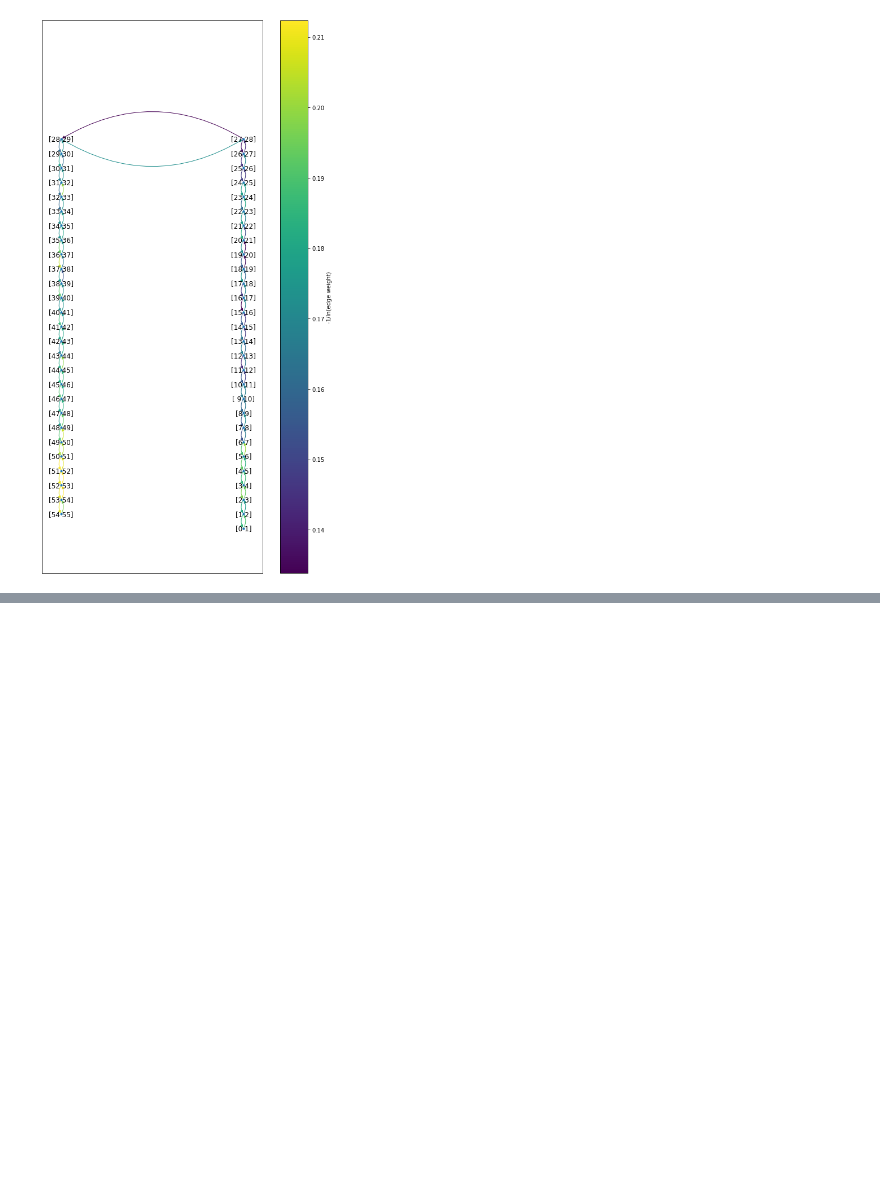
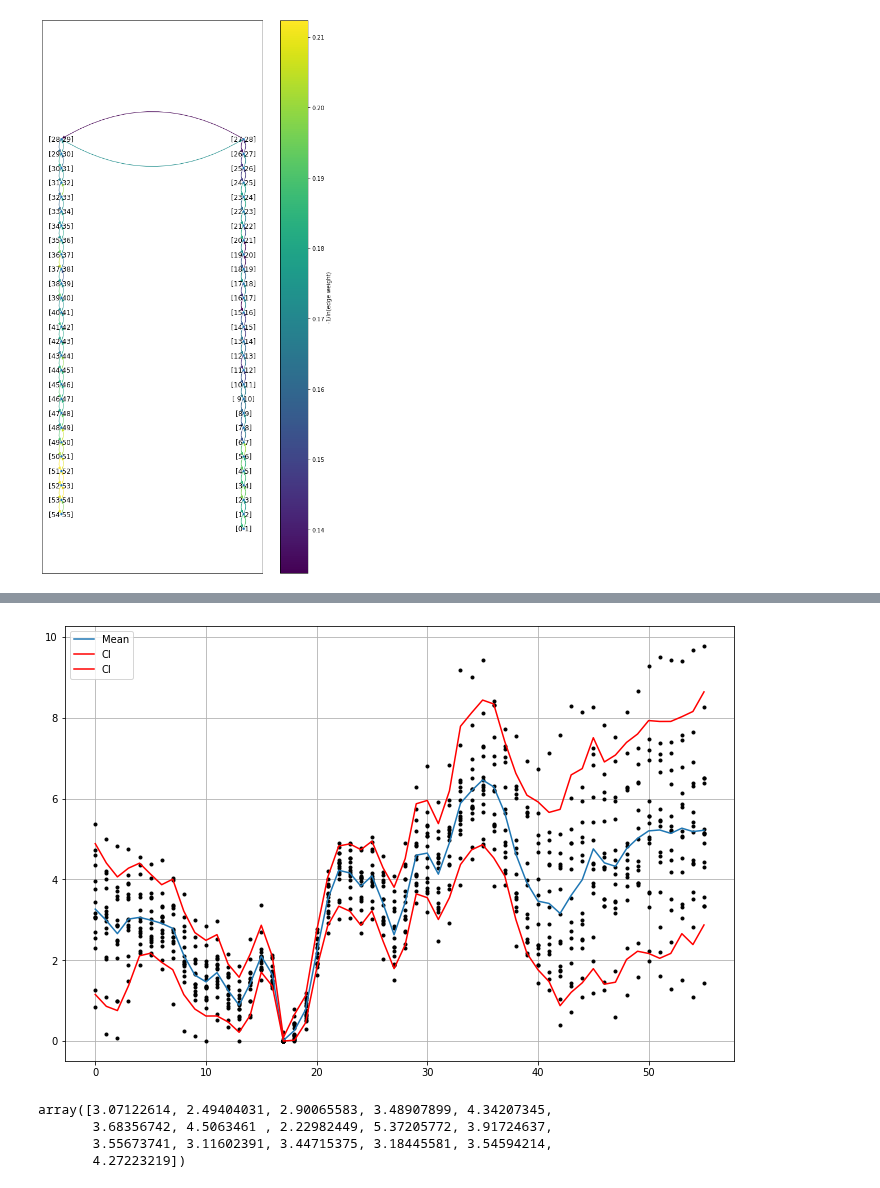
Before and after one commit to wesleymsmith/Milestoning_Analysis, a Jupyter notebook: MD_Milestone_Analysis_Testing.ipynb, the cells around one changed output, grey strips where cells are left out. Cells and saved outputs as stored; diff of their text form; code cells hidden in the pictures; blank space fills up the shorter version.

Commit message:
added support for using bootstrapping to construct confidence intervals for milestoning PMF

```diff
--- a/MD_Milestone_Analysis_Testing.ipynb
+++ b/MD_Milestone_Analysis_Testing.ipynb
@@ -956,0 +978,9 @@ Qhat shape: (55, 55)
+# %%
+importlib.reload(analysis_functions)
+
+piBootData=analysis_functions.bootstrap_analysis_group_pi_vector(
+    groupDataFrame=analysisFrame,windowColumn='Window',binSet=binSet,
+    bootSampleSize=75000,nBootSamples=16,repColumn=None,
+    giveBins=False,giveBinMap=False,giveEscapeMat=False,giveCounts=False,
+    giveCountsMat=False)
+piBootData
@@ -956,0 +1006,4 @@ Qhat shape: (55, 55)
+# %%
+potFun=lambda piVec: -np.log(piVec)-np.min(-np.log(piVec))
+potBootData=list(map(potFun,piBootData))
+potBootData
@@ -956,0 +1028,28 @@ Qhat shape: (55, 55)
+# %%
+qLev=.9
+qUkwds={'q':(1-qLev)/2.}
+qLkwds={'q':qLev+(1-qLev)/2.}
+potBootMeans=np.mean(potBootData,axis=0)
+potBootUpper=np.array(list(map(
+    lambda vec:np.quantile(vec,**qUkwds),np.array(potBootData).T))).T
+potBootLower=np.array(list(map(
+    lambda vec:np.quantile(vec,**qLkwds),np.array(potBootData).T))).T
+
+plt.figure(figsize=(12,8))
+for iPiVec,piVec in enumerate(potBootData):
+    plt.plot(piVec,'k.')
+plt.plot(potBootMeans,label='Mean')
+plt.plot(potBootUpper,'r',label='CI')
+plt.plot(potBootLower,'r',label='CI')
+plt.grid()
+plt.legend()
+plt.show()
+# %% [output]
+[figure, added]
+# %%
+potBootMeans
+# %% [output]
+array([3.07122614, 2.49404031, 2.90065583, 3.48907899, 4.34207345,
+       3.68356742, 4.5063461 , 2.22982449, 5.37205772, 3.91724637,
+       3.55673741, 3.11602391, 3.44715375, 3.18445581, 3.54594214,
+       4.27223219])
```
Also changed, not shown: parts of 12 cells of this notebook, 1 other file.
